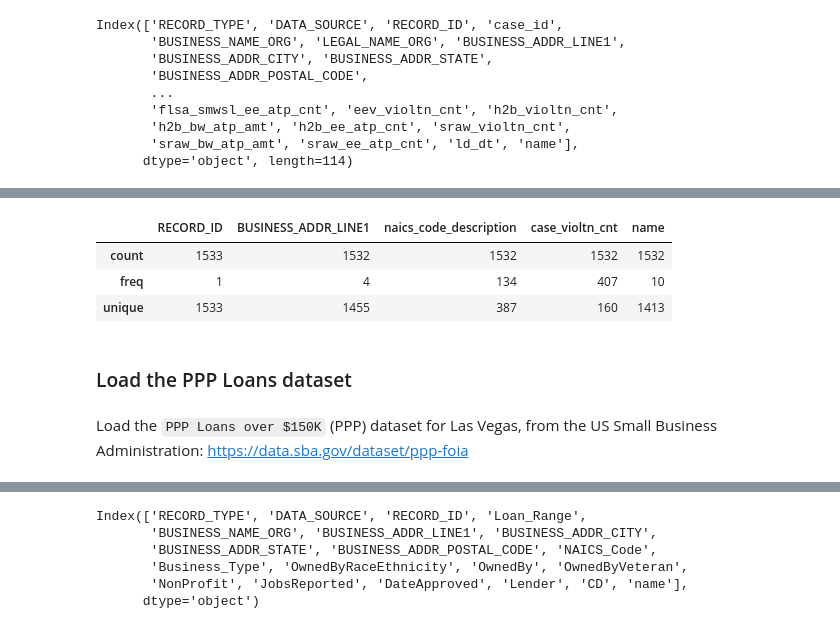
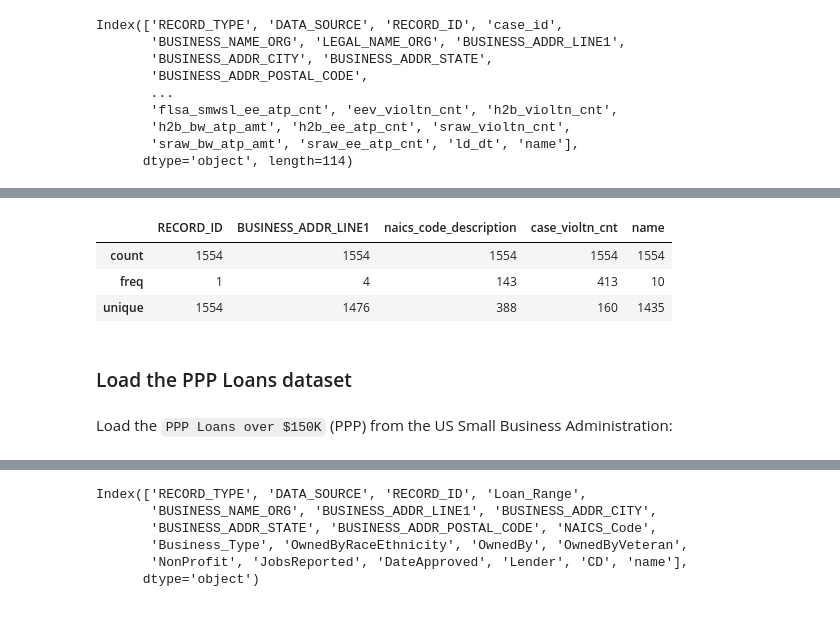
Before and after one commit to DerwenAI/ERKG, a Jupyter notebook: examples/datasets.ipynb, the cells around one changed output, grey strips where cells are left out. Cells and saved outputs as stored; diff of their text form; code cells hidden in the pictures.

```diff
--- a/examples/datasets.ipynb
+++ b/examples/datasets.ipynb
@@ -140,12 +146,13 @@ Load the `Wage and Hour Compliance Action Data` (WHISARD) dataset for Las Vegas,
 # %%
-dol_path: pathlib.Path = pathlib.Path("../lv_data") / "dol.csv"
+dol_path: pathlib.Path = pathlib.Path("../lv_data") / "dol.json"
 
-df_dol: pd.DataFrame = pd.read_csv(
-    dol_path,
-    dtype = str,
-    encoding = "utf-8",
+df_dol: pd.DataFrame = pd.DataFrame.from_dict(
+    [ json.loads(line) for line in dol_path.open(encoding = "utf-8") ],
 )
 
+df_dol = df_dol.astype(str)
+df_dol = df_dol.fillna({ "case_violtn_cnt": "0" })
+
 df_dol["name"] = df_dol["BUSINESS_NAME_ORG"]
 # %%
 df_dol.head()
@@ -192,12 +199,12 @@ df.head()
 # %%
-df.describe().loc[[ "count", "freq", "unique", ]]
+df.describe(include = "all").loc[[ "count", "freq", "unique", ]]
 # %% [output]
 |  | RECORD_ID | BUSINESS_ADDR_LINE1 | naics_code_description | case_violtn_cnt | name |
-| count | 1533 | 1532 | 1532 | 1532 | 1532 |
-| freq | 1 | 4 | 134 | 407 | 10 |
-| unique | 1533 | 1455 | 387 | 160 | 1413 |
+| count | 1554 | 1554 | 1554 | 1554 | 1554 |
+| freq | 1 | 4 | 143 | 413 | 10 |
+| unique | 1554 | 1476 | 388 | 160 | 1435 |
 # %% [markdown]
 ### Load the PPP Loans dataset
 # %% [markdown]
-Load the `PPP Loans over $150K` (PPP) dataset for Las Vegas, from the US Small Business Administration: <https://data.sba.gov/dataset/ppp-foia>
+Load the `PPP Loans over $150K` (PPP) from the US Small Business Administration:
 # %%
```
Also changed, not shown: parts of 14 cells of this notebook, 16 other files.
